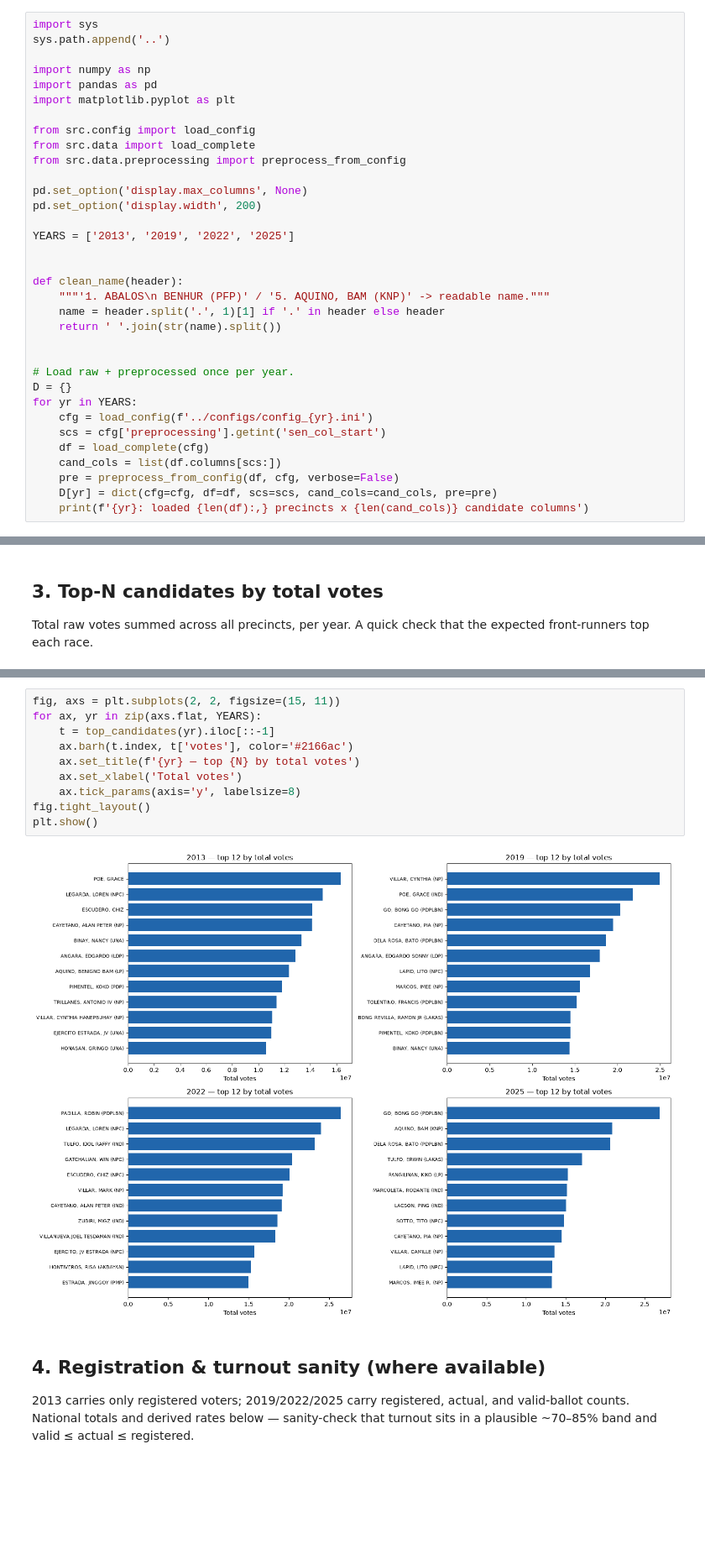
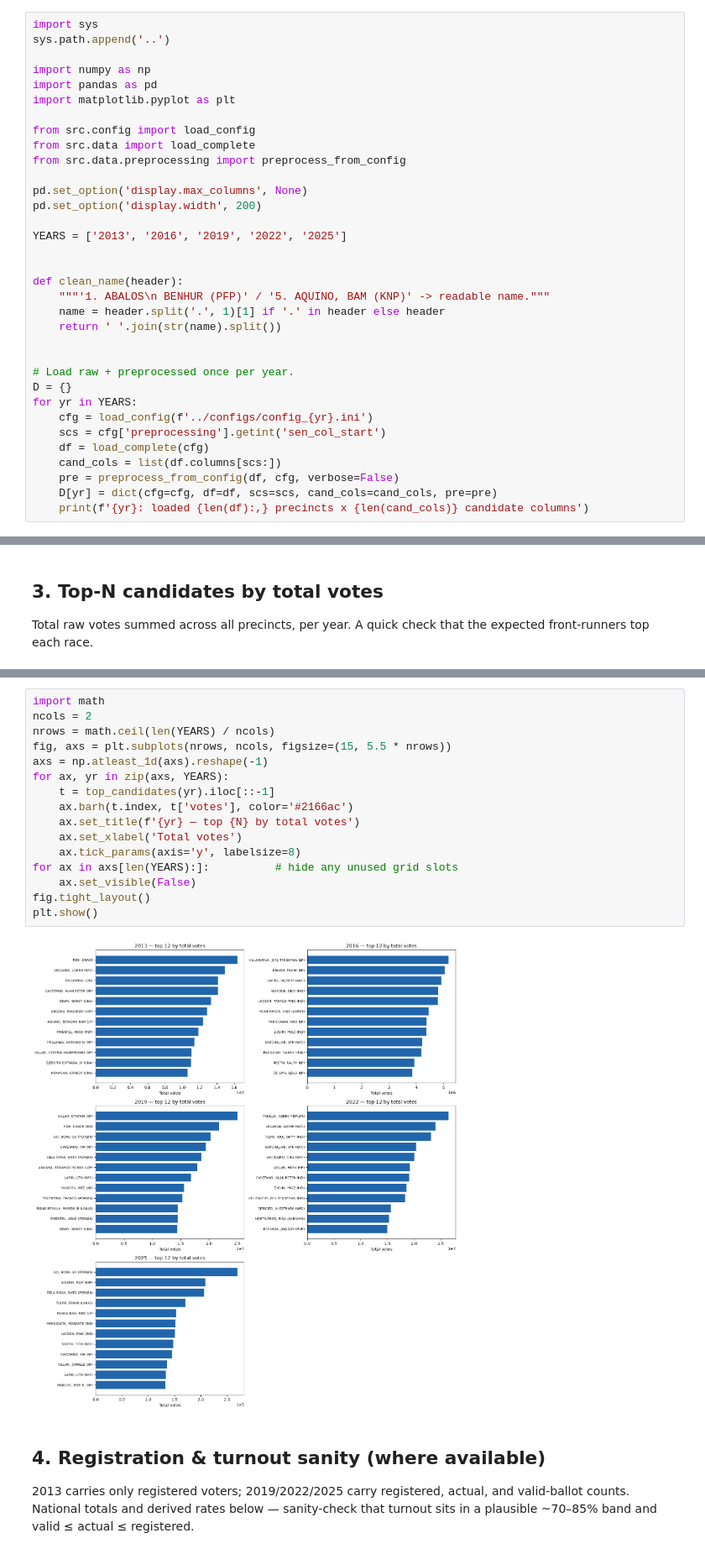
Before and after one commit to harjonillo/voting-unmixing-ph, a Jupyter notebook: notebooks/07_cross_year_sanity_checks.ipynb, the cells around one changed output, grey strips where cells are left out. Shown at 84% size. Saved outputs shown, nothing was run; the diff lists cells and outputs as text; blank space fills up the shorter version.

```diff
--- a/notebooks/07_cross_year_sanity_checks.ipynb
+++ b/notebooks/07_cross_year_sanity_checks.ipynb
@@ -73,7 +98,7 @@ from src.data.preprocessing import preprocess_from_config
 pd.set_option('display.max_columns', None)
 pd.set_option('display.width', 200)
 
-YEARS = ['2013', '2019', '2022', '2025']
+YEARS = ['2013', '2016', '2019', '2022', '2025']
 
 
 def clean_name(header):
@@ -233,17 +259,23 @@ VILLAR, CAMILLE (NP)      13580846     3.18
 LAPID, LITO (NPC)         13334629     3.13
 MARCOS, IMEE R. (NP)      13261172     3.11
 # %%
-fig, axs = plt.subplots(2, 2, figsize=(15, 11))
-for ax, yr in zip(axs.flat, YEARS):
+import math
+ncols = 2
+nrows = math.ceil(len(YEARS) / ncols)
+fig, axs = plt.subplots(nrows, ncols, figsize=(15, 5.5 * nrows))
+axs = np.atleast_1d(axs).reshape(-1)
+for ax, yr in zip(axs, YEARS):
     t = top_candidates(yr).iloc[::-1]
     ax.barh(t.index, t['votes'], color='#2166ac')
     ax.set_title(f'{yr} — top {N} by total votes')
     ax.set_xlabel('Total votes')
     ax.tick_params(axis='y', labelsize=8)
+for ax in axs[len(YEARS):]:          # hide any unused grid slots
+    ax.set_visible(False)
 fig.tight_layout()
 plt.show()
 # %% [output]
-[figure, old version]
+[figure, new version]
 # %% [markdown]
 ## 4. Registration & turnout sanity (where available)
 
```
Also changed, not shown: parts of 11 cells of this notebook, 41 other files.
